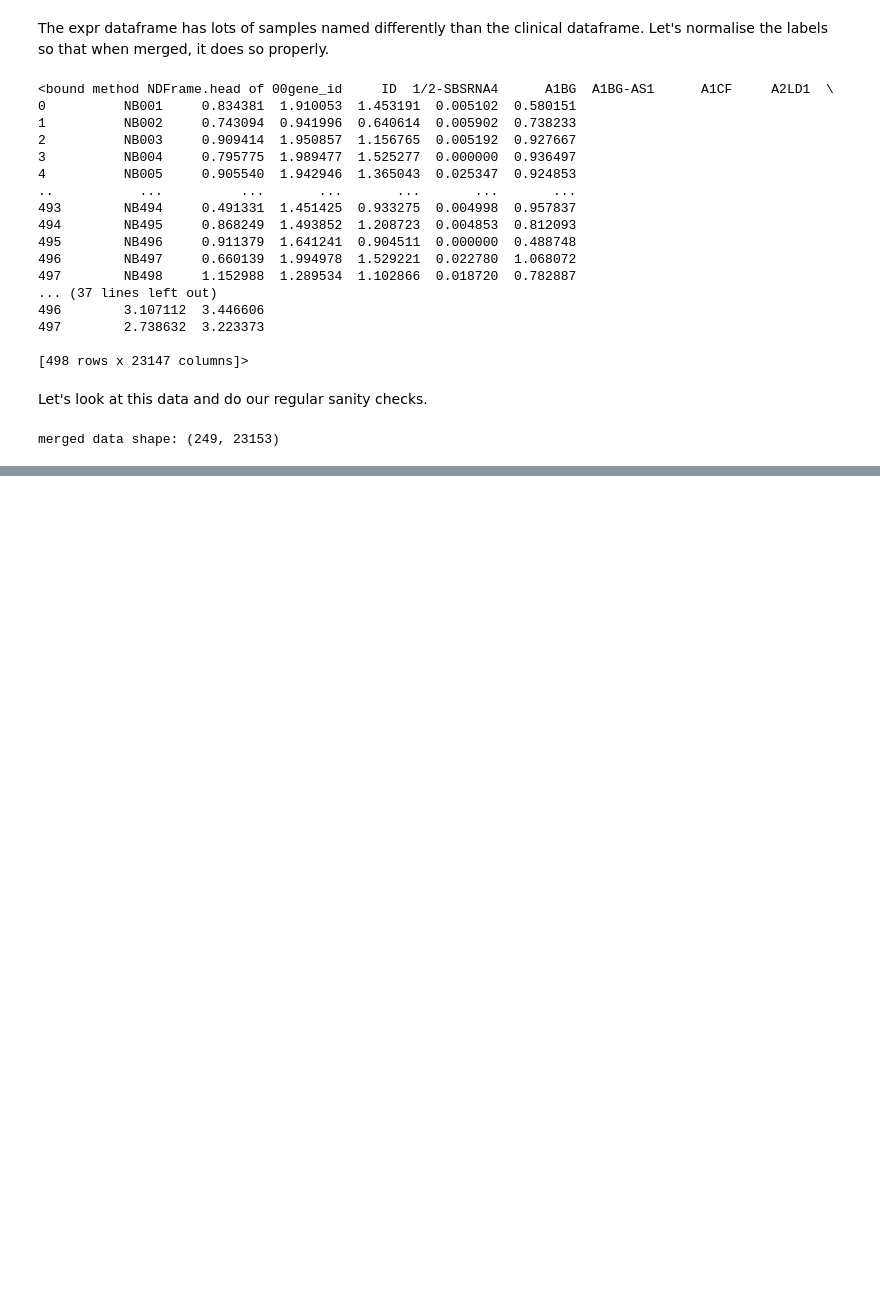
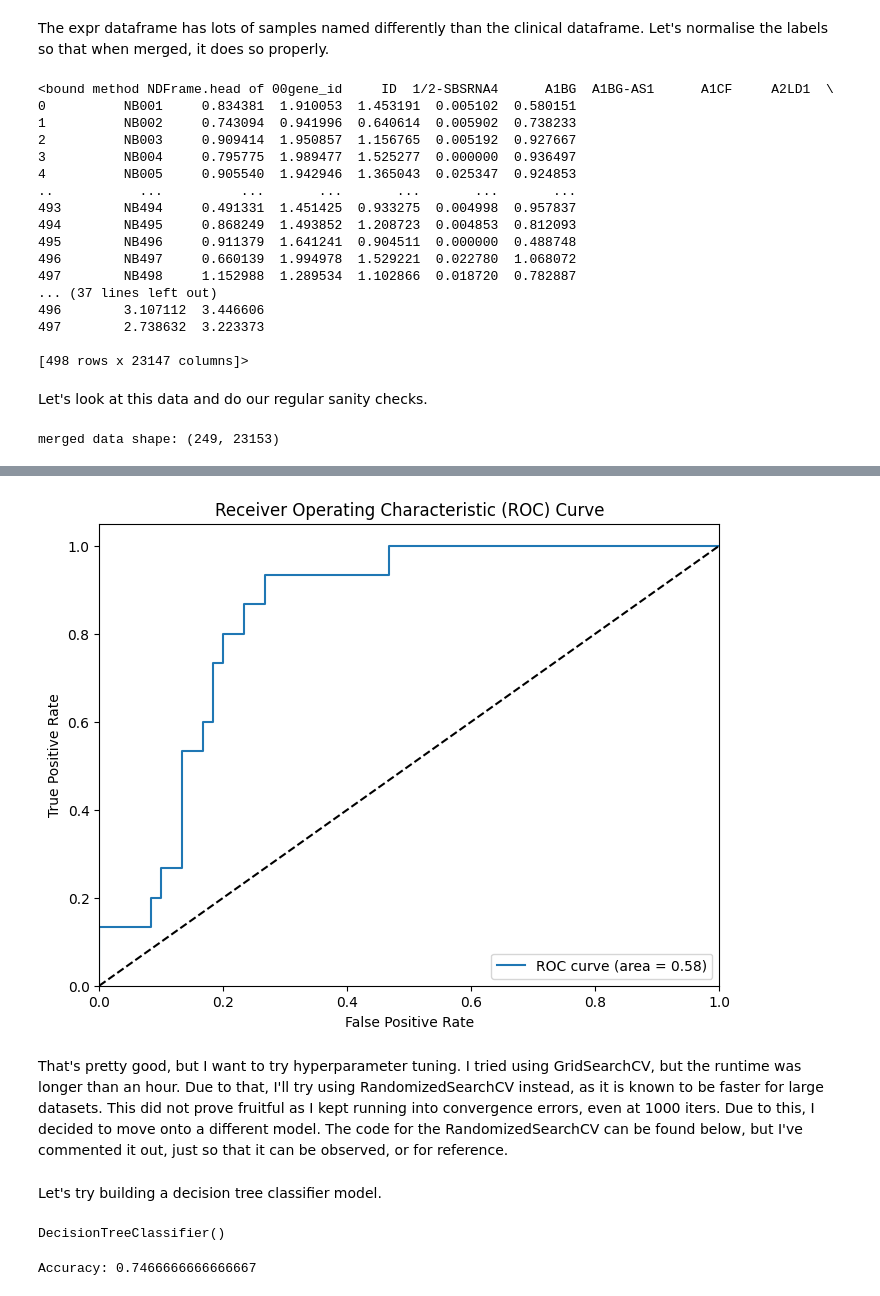
Before and after one commit to msivaswami/SML-Assignment-MS, a Jupyter notebook: MS_Analysis.ipynb, the cells around one changed output, grey strips where cells are left out. Cells and saved outputs as stored; diff of their text form; code cells hidden in the pictures; blank space fills up the shorter version.

```diff
--- a/MS_Analysis.ipynb
+++ b/MS_Analysis.ipynb
@@ -287,0 +535,21 @@ merged data shape: (249, 23153)
+# %%
+# ROC Curve
+fpr, tpr, thresholds = roc_curve(y_test, model.predict_proba(X_test)[:,1])
+plt.figure(figsize=(8, 6))
+plt.plot(fpr, tpr, label='ROC curve (area = %0.2f)' % roc_auc_score(y_test, y_pred))
+plt.plot([0, 1], [0, 1], 'k--')
+plt.xlim([0.0, 1.0])
+plt.ylim([0.0, 1.05])
+plt.xlabel('False Positive Rate')
+plt.ylabel('True Positive Rate')
+plt.title('Receiver Operating Characteristic (ROC) Curve')
+plt.legend(loc="lower right")
+
+#saving the plot
+plt.savefig('roc_curve_logreg_death.png')
+
+plt.show()
+# %% [output]
+[figure, added]
+# %% [markdown]
+That's pretty good, but I want to try hyperparameter tuning. I tried using GridSearchCV, but the runtime was longer than an hour. Due to that, I'll try using RandomizedSearchCV instead, as it is known to be faster for large datasets. This did not prove fruitful as I kept running into convergence errors, even at 1000 iters. Due to this, I decided to move onto a different model. The code for the RandomizedSearchCV can be found below, but I've commented it out, just so that it can be observed, or for reference.
@@ -287,0 +588,2 @@ merged data shape: (249, 23153)
+# %% [markdown]
+Let's try building a decision tree classifier model.
@@ -287,0 +601,5 @@ merged data shape: (249, 23153)
+# %%
+#Training the model
+tree_model.fit(X_train, y_train)
+# %% [output]
+DecisionTreeClassifier()
@@ -287,0 +609,6 @@ merged data shape: (249, 23153)
+# %%
+#Calculating the accuracy of the model
+accuracy = accuracy_score(y_test, y_pred)
+print(f"Accuracy: {accuracy}")
+# %% [output]
+Accuracy: 0.7466666666666667
```
Also changed, not shown: parts of 79 cells of this notebook.
